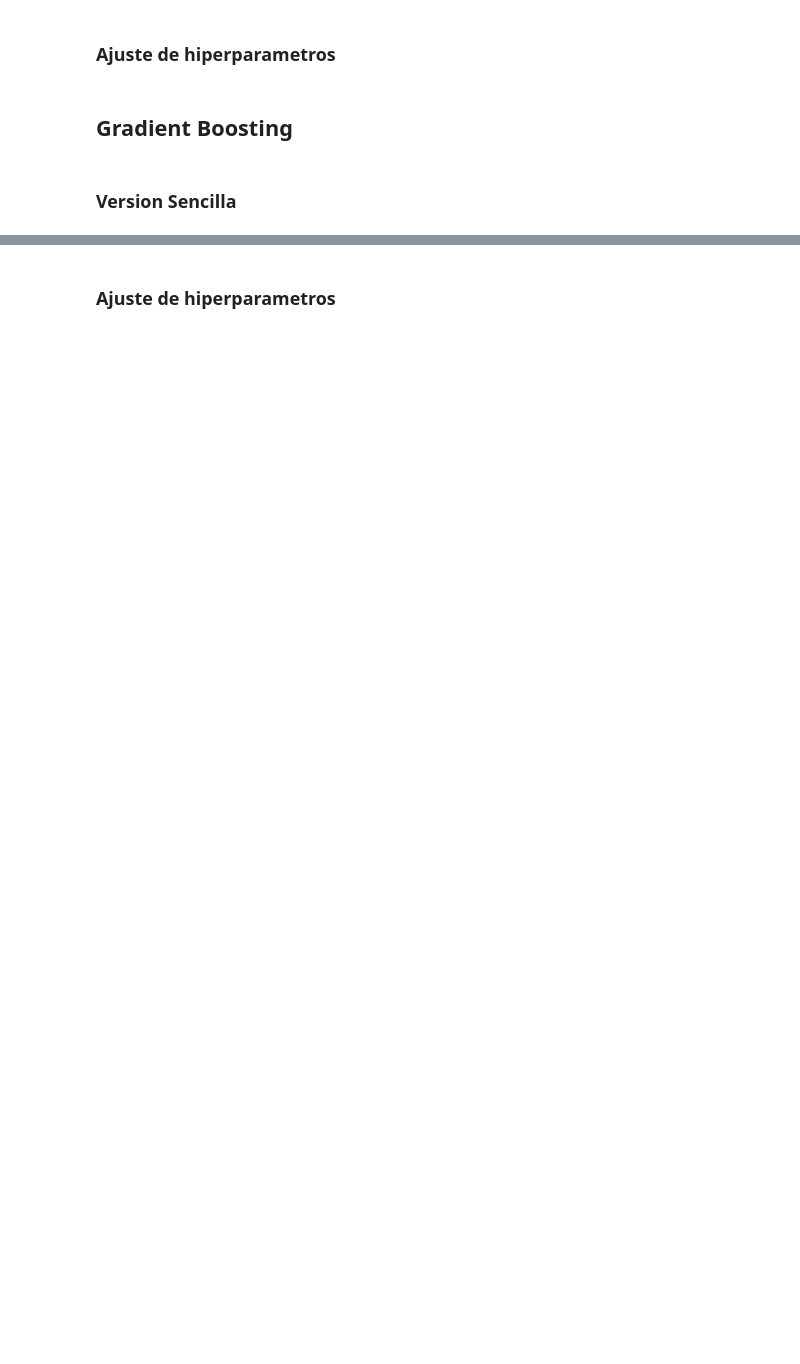
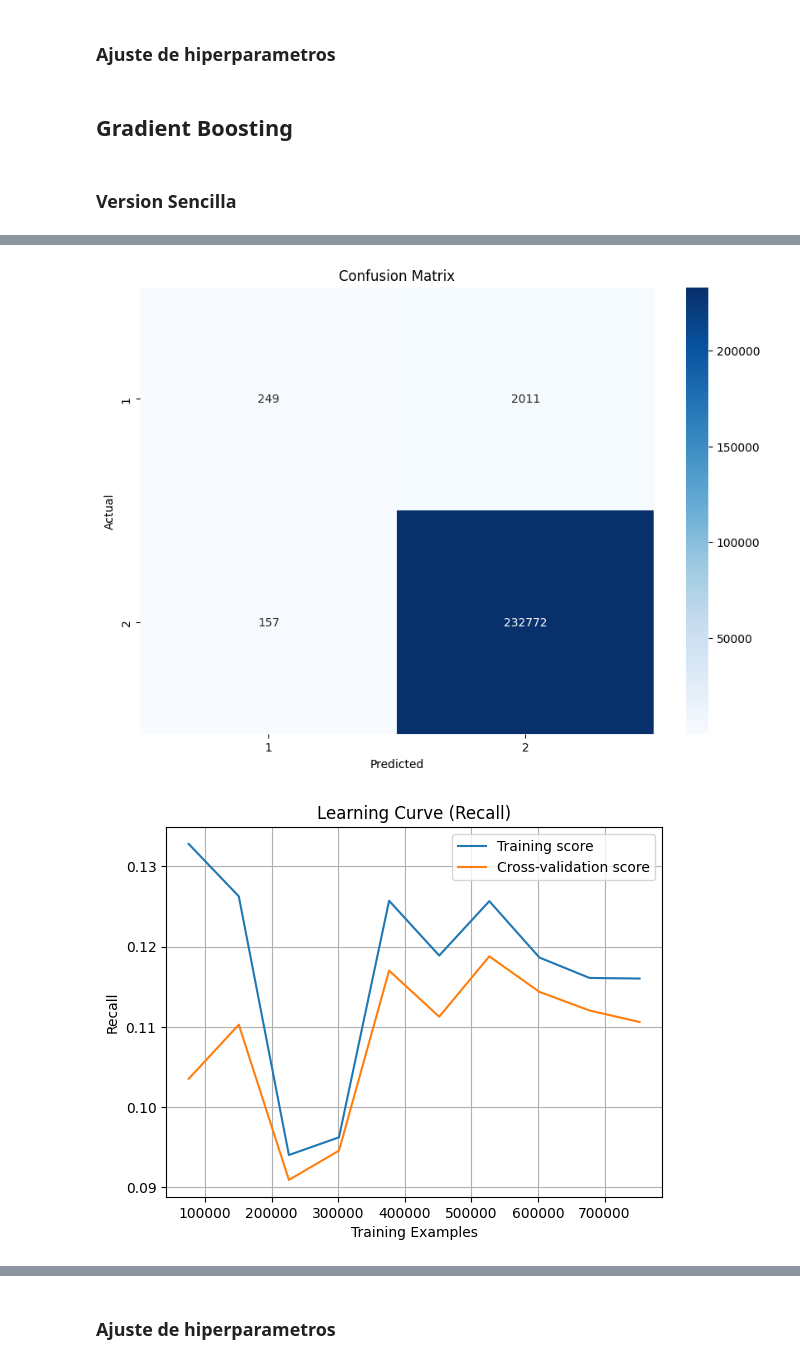
Before and after one commit to VesnaPivac/ML_COVID19-Mexico, a Jupyter notebook: src/models/MLFLOW/Models_MLFLOW.ipynb, the cells around one changed output, grey strips where cells are left out. Drawn from its saved outputs; the diff is of its cells as text; code cells hidden in the pictures; blank space fills up the shorter version.

```diff
--- a/src/models/MLFLOW/Models_MLFLOW.ipynb
+++ b/src/models/MLFLOW/Models_MLFLOW.ipynb
@@ -33,12 +51,12 @@ import datetime
 ## Carga de datos
 # %%
 # Datos de entrenamiento
-X_train = pd.read_parquet('../../../data/processed/X_train.parquet')
-y_train = pd.read_parquet('../../../data/processed/y_train.parquet')
+X_train = pd.read_parquet('X_train.parquet')
+y_train = pd.read_parquet('y_train.parquet')
 
 # Datos de prueba
-X_test = pd.read_parquet('../../../data/processed/X_test.parquet')
-y_test= pd.read_parquet('../../../data/processed/y_test.parquet')
+X_test = pd.read_parquet('X_test.parquet')
+y_test= pd.read_parquet('y_test.parquet')
 # %%
 print('X_train:',X_train.shape)
 print('y_train:',y_train.shape)
@@ -87,9 +107,3 @@ ID del experimento: 1
-# %%
-import dagshub
-
-# Configurar la conexión a DagsHub
-dagshub.init(repo_owner='VesnaPivac', repo_name='ML_COVID19-Mexico', mlflow=True)
-mlflow.set_tracking_uri("https://dagshub.com/VesnaPivac/ML_COVID19-Mexico.mlflow")
 # %% [markdown]
 # Modelos
 # %%
@@ -847,13 +845,14 @@ mlflow.end_run()
 # %% [markdown]
 ### Version Sencilla
 # %%
-name = "GradientBoostingClassifier_Simple_"+fecha
+# Nombre del experimento
+name = "GradientBoostingClassifier_Simple_" + fecha
 
 # Inicializar el modelo de Gradient Boosting
 gradient_boosting = GradientBoostingClassifier()
 
 # Iniciar un nuevo experimento en MLflow
-with mlflow.start_run(run_name=name):
+with mlflow.start_run(run_name=name) as run:
     # Entrenar el modelo en los datos de entrenamiento
     gradient_boosting.fit(X_train, y_train)
 
@@ -861,21 +860,30 @@ with mlflow.start_run(run_name=name):
     y_pred = gradient_boosting.predict(X_test)
     y_prob = gradient_boosting.predict_proba(X_test)[:, 1]
 
-     # Evalúa el rendimiento del modelo
+    # Evalúa el rendimiento del modelo
     accuracy = accuracy_score(y_test, y_pred)
     conf_matrix = confusion_matrix(y_test, y_pred)
     classification_rep = classification_report(y_test, y_pred, output_dict=True)
     precision = precision_score(y_test, y_pred)
     recall = recall_score(y_test, y_pred)
-    f1= f1_score(y_test, y_pred)
-    log_loss = log_loss(y_test, y_prob)
+    f1 = f1_score(y_test, y_pred)
+    log_loss_value = log_loss(y_test, y_prob)
 
     # Registrar las métricas en MLflow
     mlflow.log_metric("accuracy", accuracy)
     mlflow.log_metric("precision", precision)
     mlflow.log_metric("recall", recall)
     mlflow.log_metric("f1_score", f1)
-    mlflow.log_metric("log_loss", log_loss)
+    mlflow.log_metric("log_loss", log_loss_value)
+
+    # Registra los hiperparámetros en MLflow
+    mlflow.log_param("n_estimators", gradient_boosting.n_estimators)
+    mlflow.log_param("learning_rate", gradient_boosting.learning_rate)
+    mlflow.log_param("max_depth", gradient_boosting.max_depth)
+    mlflow.log_param("min_samples_split", gradient_boosting.min_samples_split)
+    mlflow.log_param("min_samples_leaf", gradient_boosting.min_samples_leaf)
+    mlflow.log_param("subsample", gradient_boosting.subsample)
+    mlflow.log_param("max_features", gradient_boosting.max_features)
 
     # Guarda la matriz de confusión como un artefacto
     plt.figure(figsize=(10, 7))
@@ -886,7 +894,6 @@ with mlflow.start_run(run_name=name):
     plt.savefig("confusion_matrix-"+name+".png")
     mlflow.log_artifact("confusion_matrix-"+name+".png")
 
-
     # Registrar el informe de clasificación como artefacto
     with open("classification_report-"+name+".json", "w") as f:
         json.dump(classification_rep, f)
@@ -895,22 +902,40 @@ with mlflow.start_run(run_name=name):
     # Registrar el modelo en MLflow
     mlflow.sklearn.log_model(gradient_boosting, "model-"+name)
 
-    # Generar y registrar la curva de aprendizaje
-    train_sizes, train_scores, test_scores = learning_curve(gradient_boosting, X_train, y_train, cv=5, n_jobs=-1, train_sizes=np.linspace(0.1, 1.0, 10))
+    # Generar y registrar la curva de aprendizaje utilizando recall
+    recall_scorer = make_scorer(recall_score, greater_is_better=True)
+    train_sizes, train_scores, test_scores = learning_curve(gradient_boosting, X_train, y_train, cv=5, scoring=recall_scorer, n_jobs=-1, train_sizes=np.linspace(0.1, 1.0, 10))
     train_scores_mean = np.mean(train_scores, axis=1)
     test_scores_mean = np.mean(test_scores, axis=1)
 
     plt.figure()
     plt.plot(train_sizes, train_scores_mean, label="Training score")
-    plt.plot(train_sizes, test_scores_mean, label="Test score")
+    plt.plot(train_sizes, test_scores_mean, label="Cross-validation score")
     plt.xlabel("Training Examples")
-    plt.ylabel("Score")
-    plt.title("Learning Curve")
+    plt.ylabel("Recall")
+    plt.title("Learning Curve (Recall)")
     plt.legend(loc="best")
     plt.grid()
-    plt.savefig("learning_curve-"+name+".png")
-    mlflow.log_artifact("learning_curve-"+name+".png")
+    plt.savefig("learning_curve_recall-" + name + ".png")
+    mlflow.log_artifact("learning_curve_recall-" + name + ".png")
 
+    # Generar y registrar la curva de aprendizaje utilizando precision
+    precision_scorer = make_scorer(precision_score, greater_is_better=True)
+    train_sizes, train_scores, test_scores = learning_curve(gradient_boosting, X_train, y_train, cv=5, scoring=precision_scorer, n_jobs=-1, train_sizes=np.linspace(0.1, 1.0, 10))
+    train_scores_mean = np.mean(train_scores, axis=1)
+    test_scores_mean = np.mean(test_scores, axis=1)
+
+    plt.figure()
+    plt.plot(train_sizes, train_scores_mean, label="Training score")
+    plt.plot(train_sizes, test_scores_mean, label="Cross-validation score")
+    plt.xlabel("Training Examples")
+    plt.ylabel("Precision")
+    plt.title("Learning Curve (Precision)")
+    plt.legend(loc="best")
+    plt.grid()
+    plt.savefig("learning_curve_precision-" + name + ".png")
+    mlflow.log_artifact("learning_curve_precision-" + name + ".png")
 
 # Finalizar la ejecución
 mlflow.end_run()
+# %% [output]
@@ -916,0 +943,2 @@ mlflow.end_run()
+[figure, added]
+[figure, added]
```
Also changed, not shown: parts of 16 cells of this notebook.
